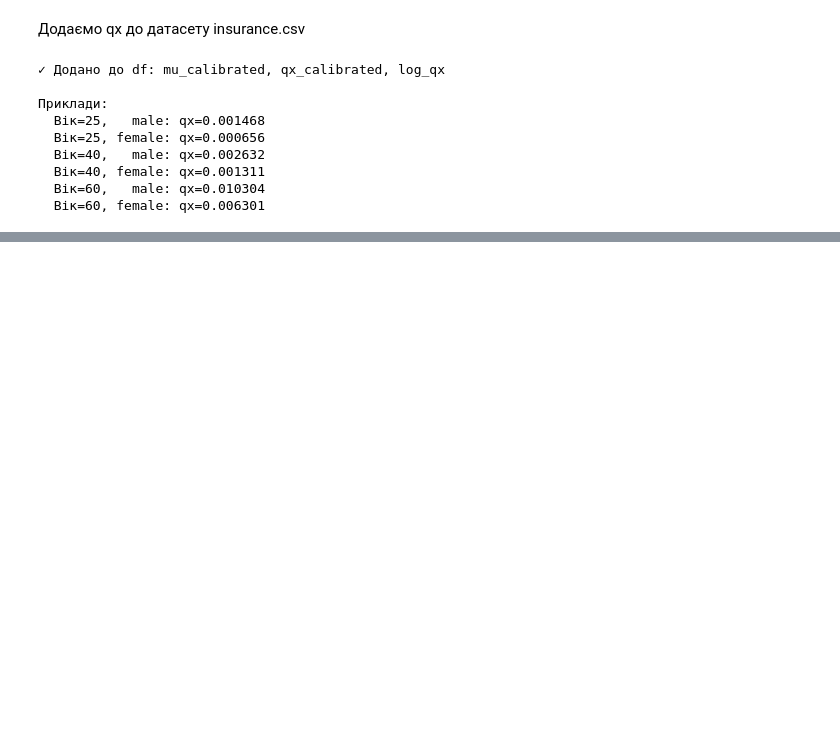
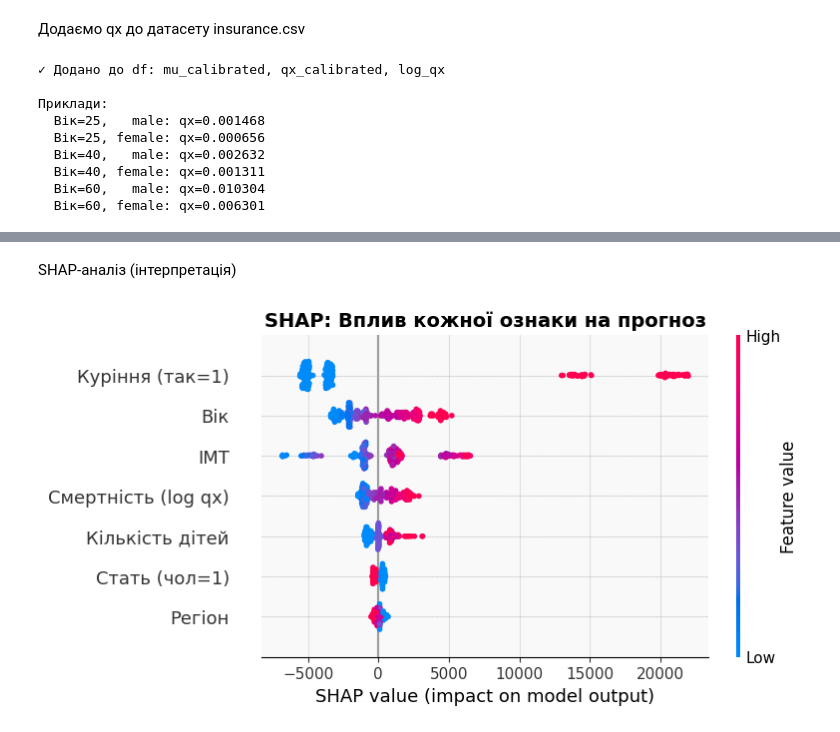
Before and after one commit to Washizuu/Insurance-Charges-Prediction, a Jupyter notebook: CW_new.ipynb, the cells around one changed output, grey strips where cells are left out. Drawn from its saved outputs; the diff is of its cells as text; code cells hidden in the pictures; blank space fills up the shorter version.

```diff
--- a/CW_new.ipynb
+++ b/CW_new.ipynb
@@ -1510,0 +1921,31 @@ except NameError:
+# %%
+print("=" * 60)
+print("  КРОК 1: ПІДГОТОВКА ОЗНАК ДЛЯ GBM")
+print("=" * 60)
+
+df_gbm = df.copy()
+
+df_gbm['smoker_enc'] = (df_gbm['smoker'] == 'yes').astype(int)
+df_gbm['sex_enc']    = (df_gbm['sex'] == 'male').astype(int)
+
+le_region = LabelEncoder()
+df_gbm['region_enc'] = le_region.fit_transform(df_gbm['region'])
+
+assert 'log_qx' in df_gbm.columns, \
+    "Спочатку запусти калібрування таблиць смертності!"
+
+# Фічі для GBM — без ручних взаємодій
+FEATURES_GBM = ['log_qx', 'age', 'sex_enc', 'smoker_enc',
+                'bmi', 'children', 'region_enc']
+
+X = df_gbm[FEATURES_GBM].copy()
+y = df_gbm['charges'].copy()
+
+X_train, X_test, y_train, y_test = train_test_split(
+    X, y, test_size=0.2, random_state=42)
+
+print(f"\nФічі ({len(FEATURES_GBM)}):")
+for f in FEATURES_GBM:
+    note = ' ← з каліброваної таблиці Мейкхема' if f == 'log_qx' else ''
+    print(f"  • {f}{note}")
+print(f"\nTrain: {len(X_train)}  |  Test: {len(X_test)}")
@@ -1510,0 +2162,13 @@ except NameError:
+# %% [markdown]
+SHAP-аналіз (інтерпретація)
+# %%
+fig = plt.figure(figsize=(10, 6))
+plt.title('SHAP: Вплив кожної ознаки на прогноз', fontsize=14, fontweight='bold')
+
+shap.summary_plot(shap_values, X_test_pretty, show=False,
+                  max_display=len(FEATURES_GBM))
+
+plt.subplots_adjust(left=0.2, right=0.9, top=0.9, bottom=0.15)
+plt.show()
+# %% [output]
+[figure, added]
```
Also changed, not shown: parts of 38 cells of this notebook.
